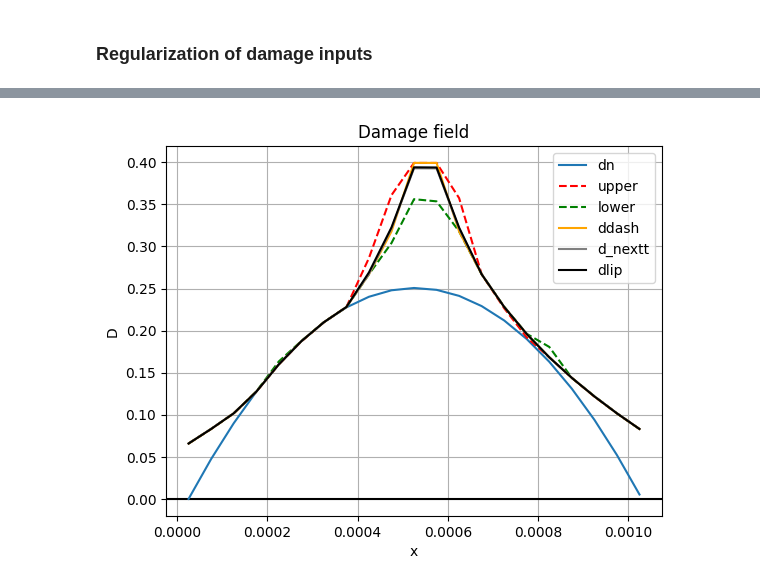
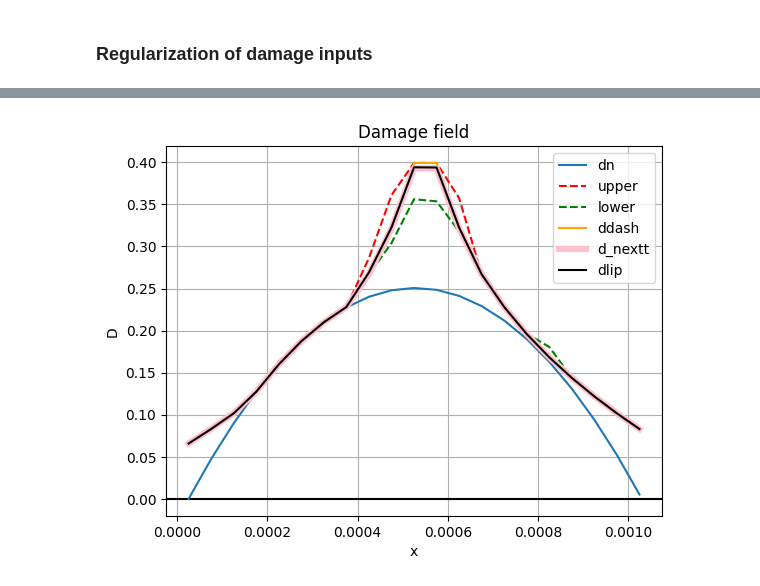
Before and after one commit to raquel-dantas/DynFrag1D, a Jupyter notebook: src_lipfield/test_use_projections.ipynb, the cells around one changed output, grey strips where cells are left out. Cells and saved outputs as stored; diff of their text form; code cells hidden in the pictures.

```diff
--- a/src_lipfield/test_use_projections.ipynb
+++ b/src_lipfield/test_use_projections.ipynb
@@ -42,8 +37,6 @@ strain = 5*10**-5   # Assuming constant strain
 # %% [markdown]
 ### Regularization of damage inputs
 # %%
-# Regularization inputs
-
 n_element_reg = 14          # Number of elements in the regularization
 l = n_element_reg * hun     # Regularization length
 w = 2.                      # Weight quadrature
@@ -55,8 +48,9 @@ lamb = [2. * Yc[el] * l / Gc for el in range(n_el)]
 # Softening function
 def h(lamb,d): return (2*d - d**2) / (1 - d + lamb * d**2) **2
 
-# Functional to minimize
-def func(d): return w*sum([
+# Functional to minimize considering the whole domain as input
+def func(d):
+    return w*sum([
             (0.5*(1. - d[el])** 2 *
             E*strain**2 +
             Yc[el] *
@@ -65,8 +59,7 @@ def func(d): return w*sum([
             for el in range(n_el)
     ])
 
-
-def func_interval(d, n_inf, n_sup):
+def func_interval(d, lenght_reg_region):
 
     return w*sum([
     (0.5*(1. - d[el])** 2 *
@@ -74,10 +67,10 @@ def func_interval(d, n_inf, n_sup):
     Yc[el] *
     h(lamb[el], d[el])) *
     hun/2.
-    for el in range(n_inf, n_sup)
+    for el in range(lenght_reg_region)
     ])
 # %%
-def ComputeProjections(dp):
+def ComputeProjections(damage_prediction):
 
     lower = np.zeros(n_el)
     upper = np.zeros(n_el)
@@ -110,0 +104,20 @@ def ComputeProjections(dp):
+# %%
+# For comparison let's compute the damage at the next time-step solving the optimization in the whole domain
+A_all_bar = scipy.sparse.eye(n_el - 1, n_el) - scipy.sparse.eye(n_el-1, n_el, 1)
+b_all_bar = hun/l
+constraint_all_bar = LinearConstraint(A_all_bar, -b_all_bar * np.ones(n_el-1), b_all_bar * np.ones(n_el-1))
+bound_inf_all_bar = [dn[el] for el in range(n_el)]
+bound_sup_all_bar = [1. for el in range(n_el)]
+
+dlip_opt_all_bar = minimize(
+    fun=func,
+    x0=bound_inf_all_bar,
+    method='SLSQP',
+    bounds=zip(bound_inf_all_bar, bound_sup_all_bar),
+    tol=1e-6,
+    constraints=constraint_all_bar,
+)
+if dlip_opt_all_bar.success == False:
+    raise Exception('optimization failed')
+
+d_next_all_bar = dlip_opt_all_bar.x
@@ -252,23 +224,23 @@ print(d_next)
 # %%
 # Plot
 
 def PlotDamage(x, dn, ddash, upper, lower, d_nextt, dlip):
     fig, axes = plt.subplots()
     axes.grid(True, which='both')
     axes.axhline(y=0, color='k')
 
     plt.title(str("Damage field"))
     plt.xlabel(str("x"))
     plt.ylabel(str("D"))
     plt.plot(x, dn, label='dn')
     plt.plot(x, upper, label='upper', color='red', linestyle = 'dashed')
     plt.plot(x, lower, label='lower', color='green', linestyle = 'dashed')
     plt.plot(x, ddash, label='ddash', color='orange')
-    plt.plot(x, d_nextt, label='d_nextt', color='gray')
+    plt.plot(x, d_nextt, label='d_nextt', color='pink', linewidth=4.5)
     plt.plot(x, dlip, label='dlip', color='black')
     plt.legend()
     plt.show()
 
-PlotDamage(x, dn, dp, upper, lower, d_nextt, d_next)
+PlotDamage(x, dn, dp, upper, lower, d_next_all_bar, d_next)
 # %% [output]
-[figure, old version]
+[figure, new version]
```
Also changed, not shown: parts of 4 cells of this notebook.
